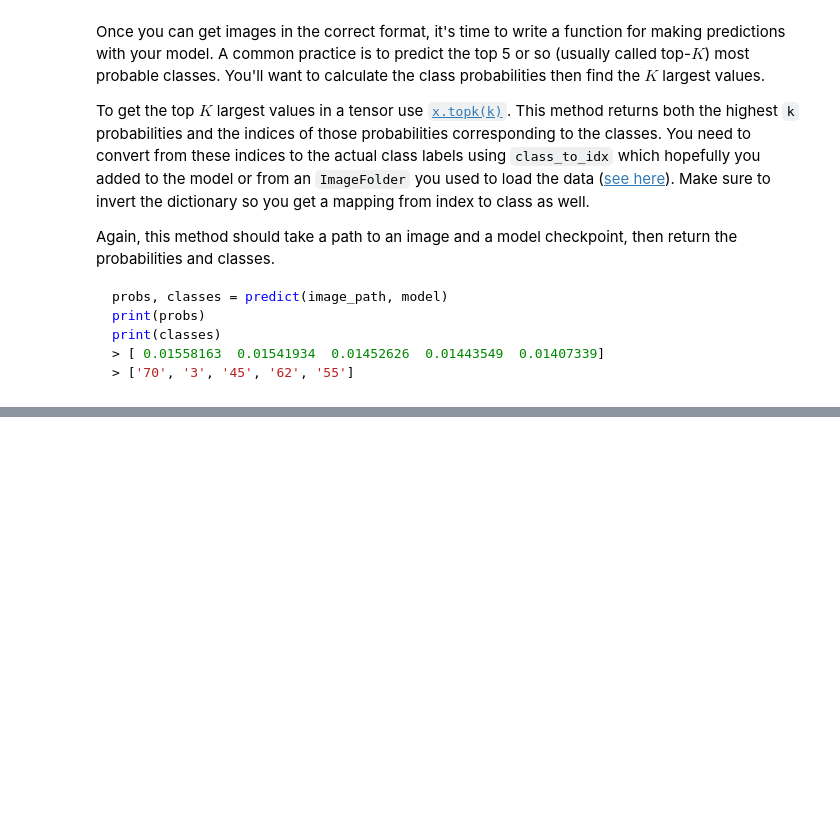
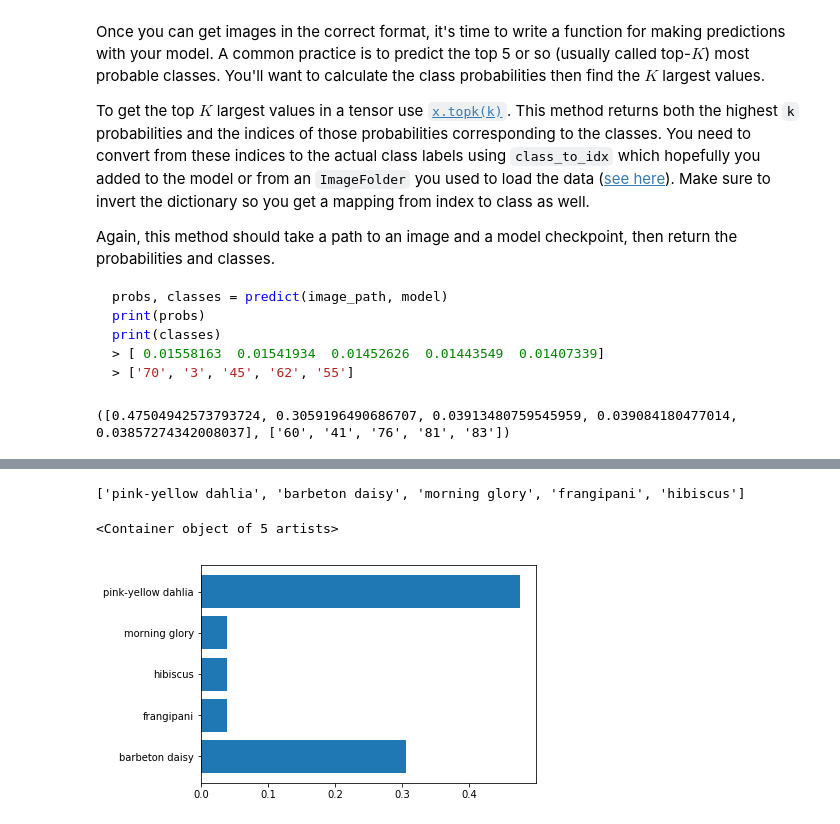
Before and after one commit to DougScalioni/Udacity, a Jupyter notebook: image_classifier/Image Classifier Project.ipynb, the cells around one changed output, grey strips where cells are left out. Cells and saved outputs as stored; diff of their text form; code cells hidden in the pictures; blank space fills up the shorter version.

```diff
--- a/image_classifier/Image Classifier Project.ipynb
+++ b/image_classifier/Image Classifier Project.ipynb
@@ -215,6 +217,7 @@ It's good practice to test your trained network on test data, images the network
 # TODO: Do validation on the test set
 test_loss = 0
 accuracy = 0
+model = model.float()
 model.eval()
 with torch.no_grad():
     for image, label in testloader:
@@ -374,5 +401,33 @@ print(classes)
 def predict(image_path, model, topk=5):
     ''' Predict the class (or classes) of an image using a trained deep learning model.
     '''
+    device = torch.device("cuda" if torch.cuda.is_available() else "cpu")
+    # TODO: Implement the code to predict the class from an image file
+    im = Image.open(image_path)
+    im = process_image(im)
 
-    # TODO: Implement the code to predict the class from an image file
+
+    model = model.double()
+    im = im.to(device)
+    logps = model(im)
+    ps = torch.exp(logps)
+    top_p, top_class = ps.topk(topk)
+
+    index = []
+    probabilities = []
+    for i in range(len(top_class[0])):
+        ind = str(top_class[0][i].item())
+        index.append(correct_index[ind])
+
+    for j in range(len(top_p[0])):
+        prob = top_p[0][j].item()
+        probabilities.append(prob)
+
+    return probabilities, index
+# %%
+#b = predict("flowers/test/8/image_03295.jpg", model)
+#b = predict("flowers/test/101/image_07952.jpg", model)
+output = predict("flowers/test/60/image_03008.jpg", model)
+print(output)
+# %% [output]
+([0.47504942573793724, 0.3059196490686707, 0.03913480759545959, 0.039084180477014, 0.03857274342008037], ['60', '41', '76', '81', '83'])
@@ -386,3 +449,15 @@ Now that you can use a trained model for predictions, check to make sure it make
 You can convert from the class integer encoding to actual flower names with the `cat_to_name.json` file (should have been loaded earlier in the notebook). To show a PyTorch tensor as an image, use the `imshow` function defined above.
 # %%
 # TODO: Display an image along with the top 5 classes
+y = output[0]
+x = output[1]
+labels = []
+for ind in x:
+
+    labels.append(cat_to_name[ind])
+print(labels)
+plt.barh(labels,y)
+# %% [output]
+['pink-yellow dahlia', 'barbeton daisy', 'morning glory', 'frangipani', 'hibiscus']
+<Container object of 5 artists>
+[figure, added]
```
Also changed, not shown: parts of 7 cells of this notebook, 1 other file.
